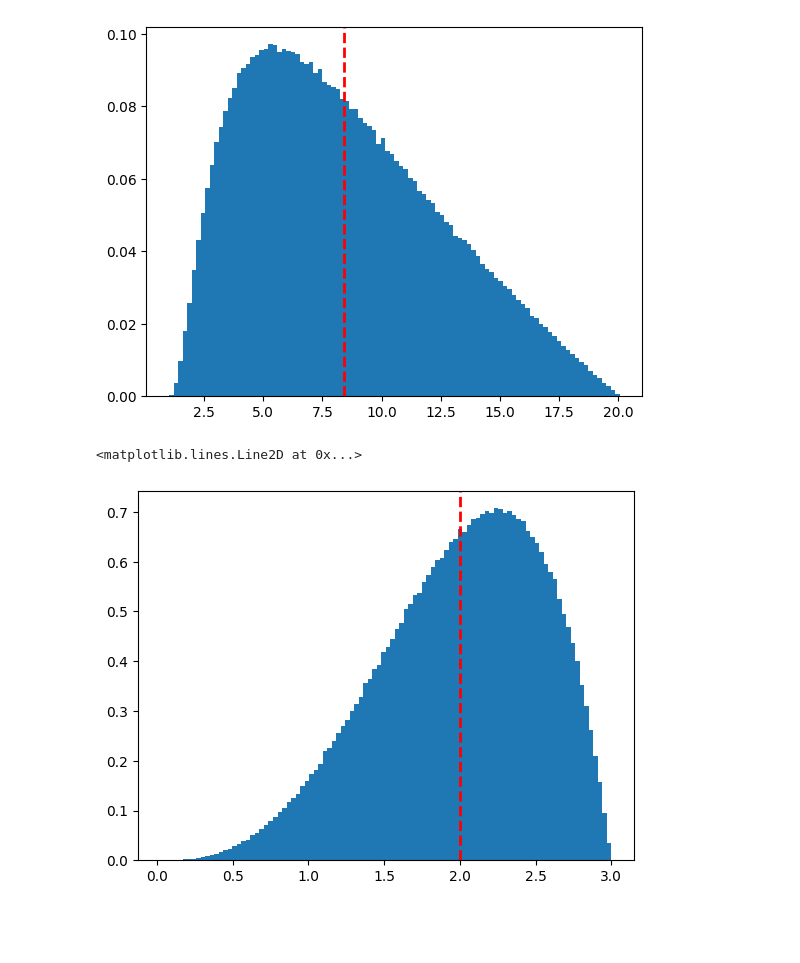
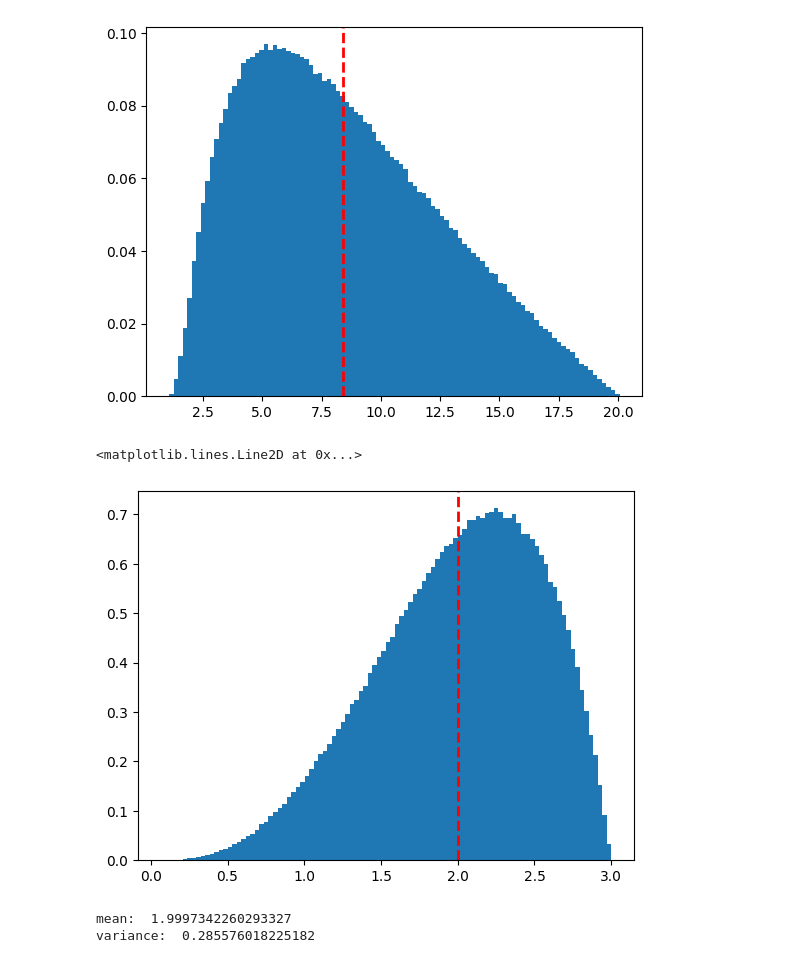
Before and after one commit to JoshuaGensel/dmMIME_correction, a Jupyter notebook: src/archive/effect_distribution.ipynb, the cells around one changed output. Saved outputs shown, nothing was run; the diff lists cells and outputs as text; code cells hidden in the pictures; blank space fills up the shorter version.

```diff
--- a/src/archive/effect_distribution.ipynb
+++ b/src/archive/effect_distribution.ipynb
@@ -27,16 +27,16 @@ plt.show()
 # %%
 alpha = 4
 beta = 2
 # plot beta distribution
-samples = np.exp((np.random.beta(alpha, beta, 1000000))*3)
+samples = np.exp((np.random.beta(alpha, beta, 1000000)-0)*3)
 plt.hist(samples, 100, density=True)
 #add mean line
 plt.axvline(np.mean(samples), color='r', linestyle='dashed', linewidth=2)
 # # x axis limit
 # plt.xlim(0, 10)
 plt.show()
 # %% [output]
-[figure, old version]
+[figure, new version]
 # %%
 log_samples = np.log(samples)
 plt.hist(log_samples, 100, density=True)
@@ -44,4 +44,11 @@ plt.hist(log_samples, 100, density=True)
 plt.axvline(np.mean(log_samples), color='r', linestyle='dashed', linewidth=2)
 # %% [output]
 <matplotlib.lines.Line2D at 0x...>
-[figure, old version]
+[figure, new version]
+# %%
+# compute variance of log samples
+print("mean: ", np.mean(log_samples))
+print("variance: ", np.var(log_samples))
+# %% [output]
+mean:  1.9997342260293327
+variance:  0.285576018225182
```
Also changed, not shown: parts of 2 cells of this notebook, 3 other files.
